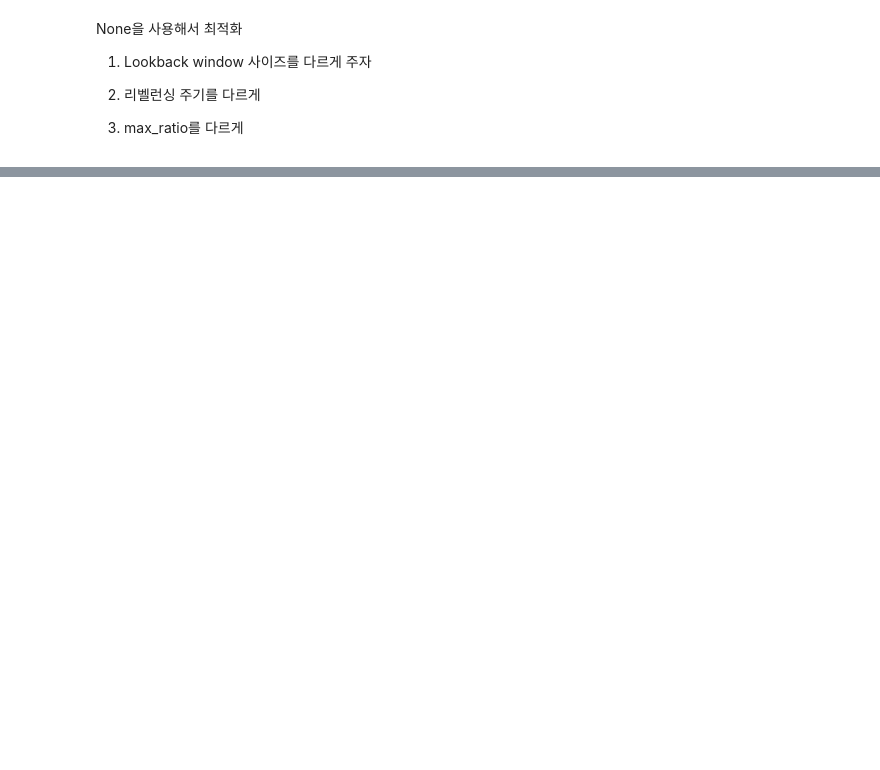
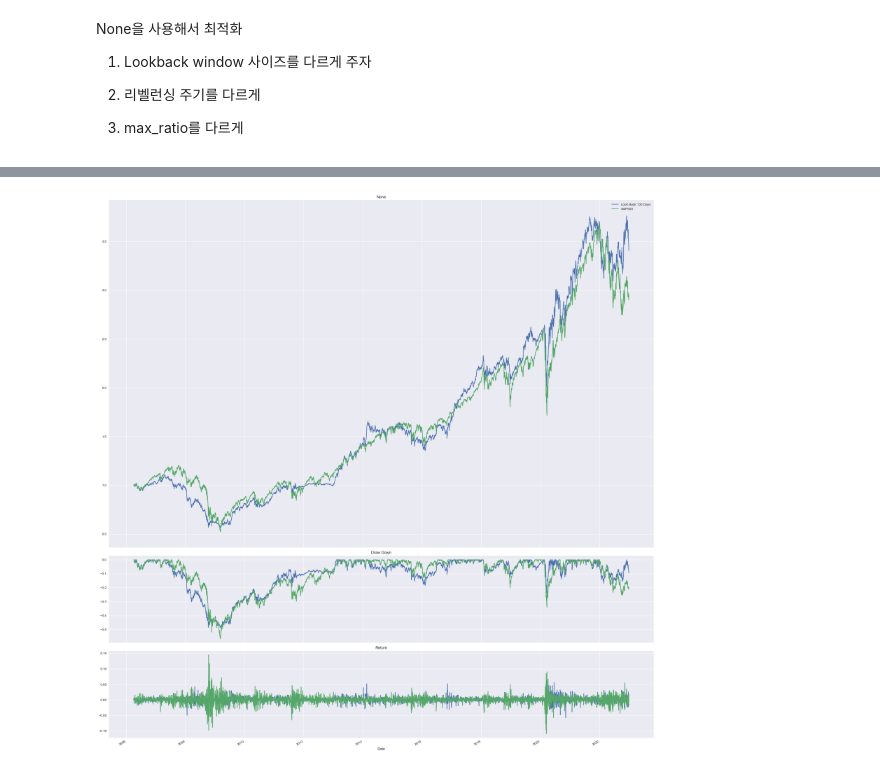
Before and after one commit to Je-Hyeon/Portfolio-Optimization-2023-FR-Project-, a Jupyter notebook: optimize_none.ipynb, the cells around one changed output, grey strips where cells are left out. Drawn from its saved outputs; the diff is of its cells as text; code cells hidden in the pictures; blank space fills up the shorter version.

```diff
--- a/optimize_none.ipynb
+++ b/optimize_none.ipynb
@@ -23,6 +22,10 @@ price = pd.read_pickle("Data/allstock_reduced.pickle").abs()
 spx_mask = pd.read_pickle("Data/spx_mask.pickle")
 
 rtn = price.pct_change(fill_method=None)
+# %%
+spx = pd.read_csv("Data/spx_hist.csv",
+                  index_col=0,
+                  parse_dates=True).pct_change(fill_method=None)
 # %%
 rtn_ray = ray.put(rtn)
 mask_ray = ray.put(spx_mask)
@@ -78,0 +88,9 @@ stats
+# %%
+portfolio = result_dict["Look-Back 130 Days"]
+spx_sample = spx[portfolio.index[0]:]["Price"] # Series로 변경
+
+draw_return_result({"Look Back 130 Days":portfolio,
+                    "S&P500": spx_sample},
+                   one_plot=True)
+# %% [output]
+[figure, added]
```
Also changed, not shown: parts of 11 cells of this notebook, 5 other files.
